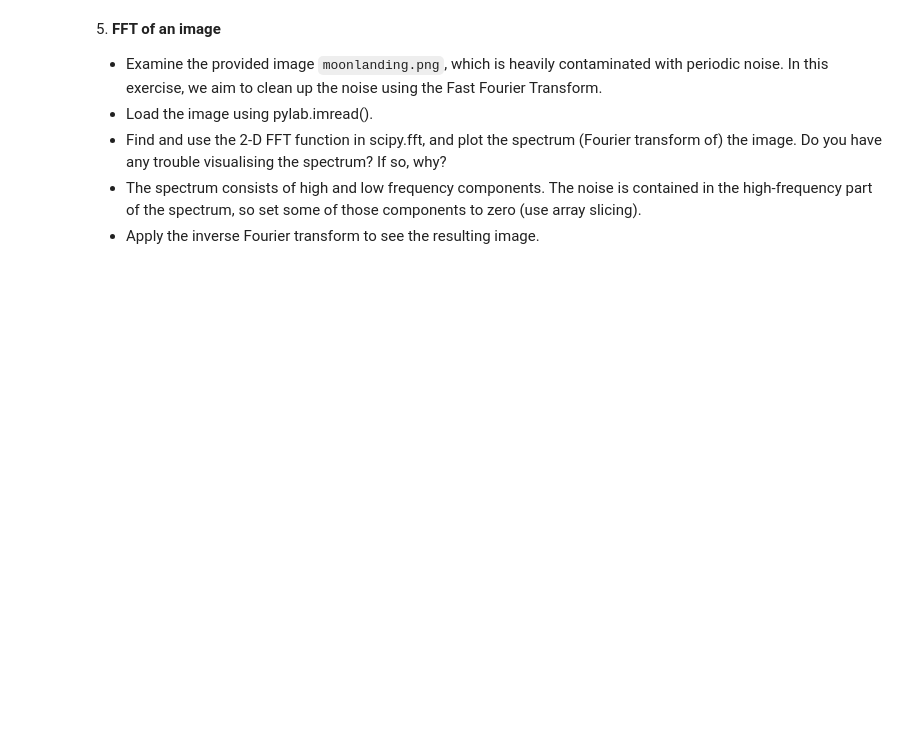
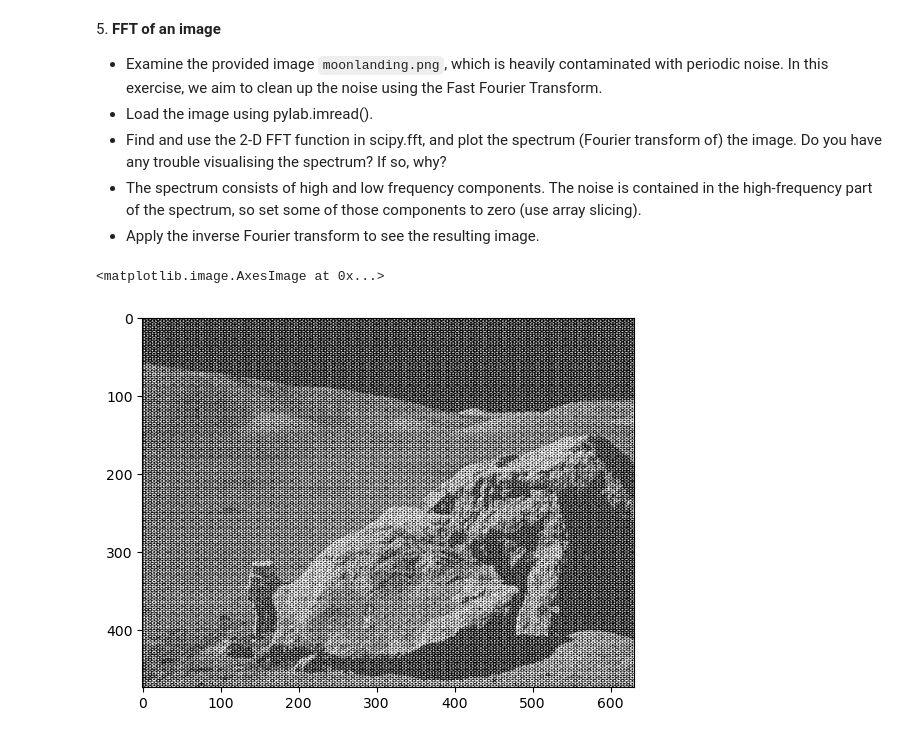
Before and after one commit to LiberoP/LaboratoryOfComputationalPhysics_Y8, a Jupyter notebook: 09ex_Algorithms.ipynb, the cells around one changed output. Saved outputs shown, nothing was run; the diff lists cells and outputs as text; code cells hidden in the pictures; blank space fills up the shorter version.

```diff
--- a/09ex_Algorithms.ipynb
+++ b/09ex_Algorithms.ipynb
@@ -216,9 +239,12 @@ year
 # %%
 #1/3- 2d Fourier transform are pretty obviously defined (see Wiki),
 # however it will be a function of two variables (two "frequencies")
 #5- ie plot the function as a truncated Fourier expansion
-img=PIL.Image.open(".\moonlanding.png")
+img=PIL.Image.open("./moonlanding.png")
 plt.imshow(img, cmap='gray', vmin=0, vmax=255)
+# %% [output]
+<matplotlib.image.AxesImage at 0x...>
+[figure, added]
 # %%
 # ---> NB by default "zero" frequency is at top left corner (fftshift to move it to center) :
 img_fft=sp.fft.fftshift(sp.fft.fft2(img))
```
Also changed, not shown: parts of 8 cells of this notebook, 21 other files.
